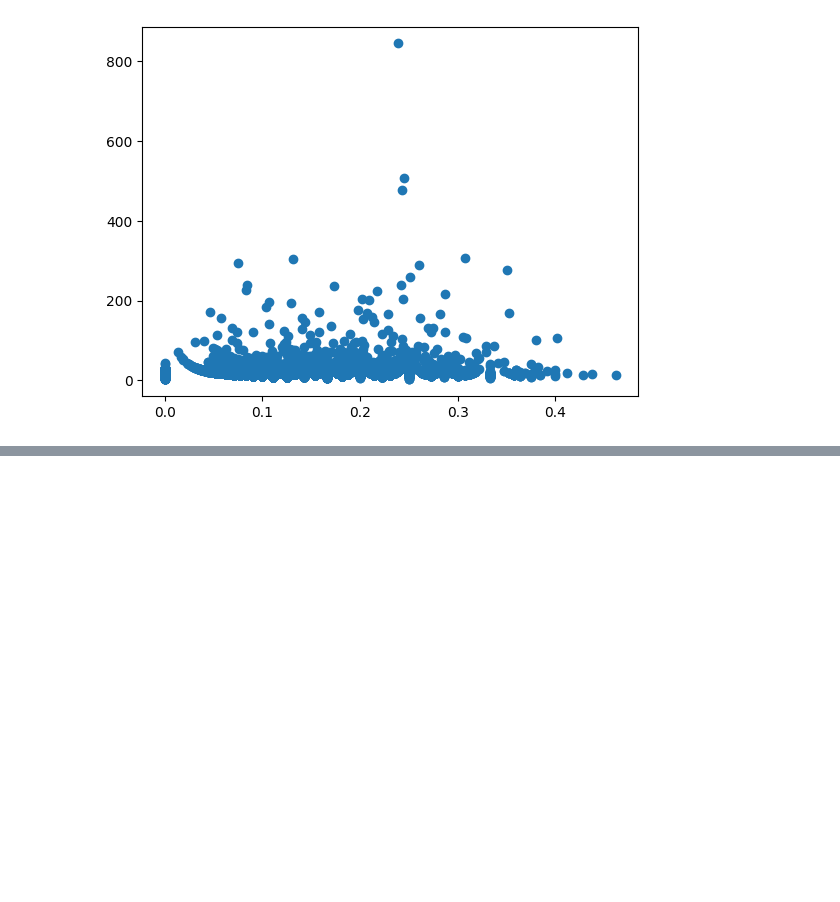
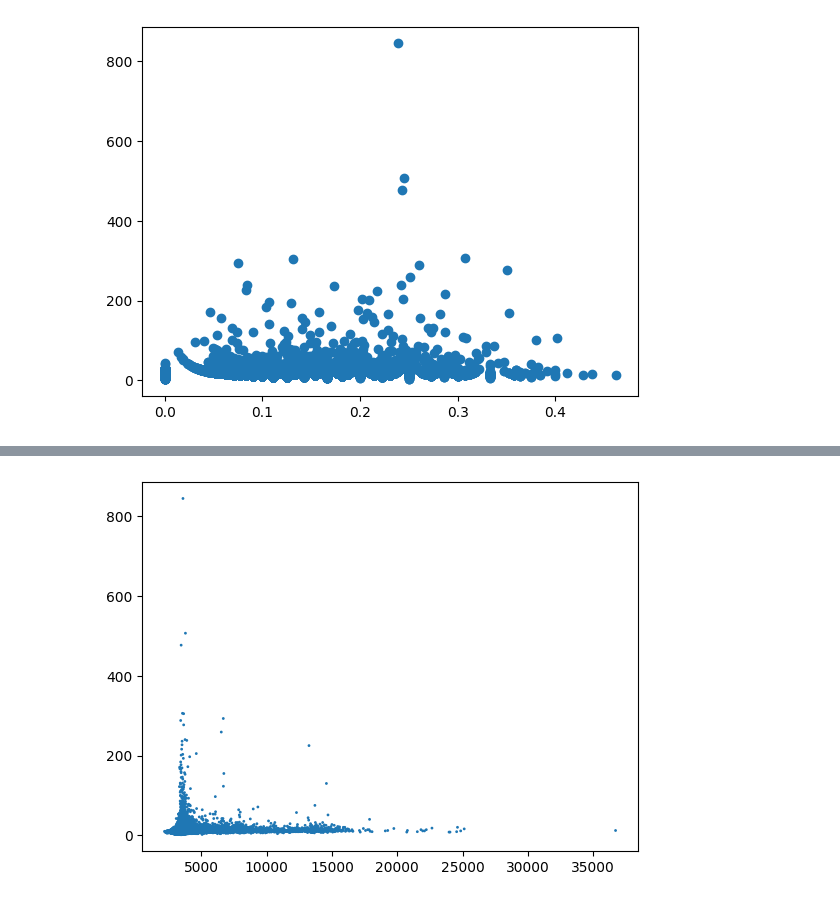
Before and after one commit to P-Hicks/SeniorResearchProject, a Jupyter notebook: notebook_player_graphs.ipynb, the cells around one changed output, grey strips where cells are left out. Saved outputs shown, nothing was run; the diff lists cells and outputs as text; code cells hidden in the pictures; blank space fills up the shorter version.

```diff
--- a/notebook_player_graphs.ipynb
+++ b/notebook_player_graphs.ipynb
@@ -478,0 +489,4 @@ scatterplot(df, 'Replacement', xfield='percentnones', yfield='numturns')
+# %%
+comp_time_scatterplot(name='Replacement')
+# %% [output]
+[figure, added]
```
Also changed, not shown: parts of 5 cells of this notebook, 5 other files.
